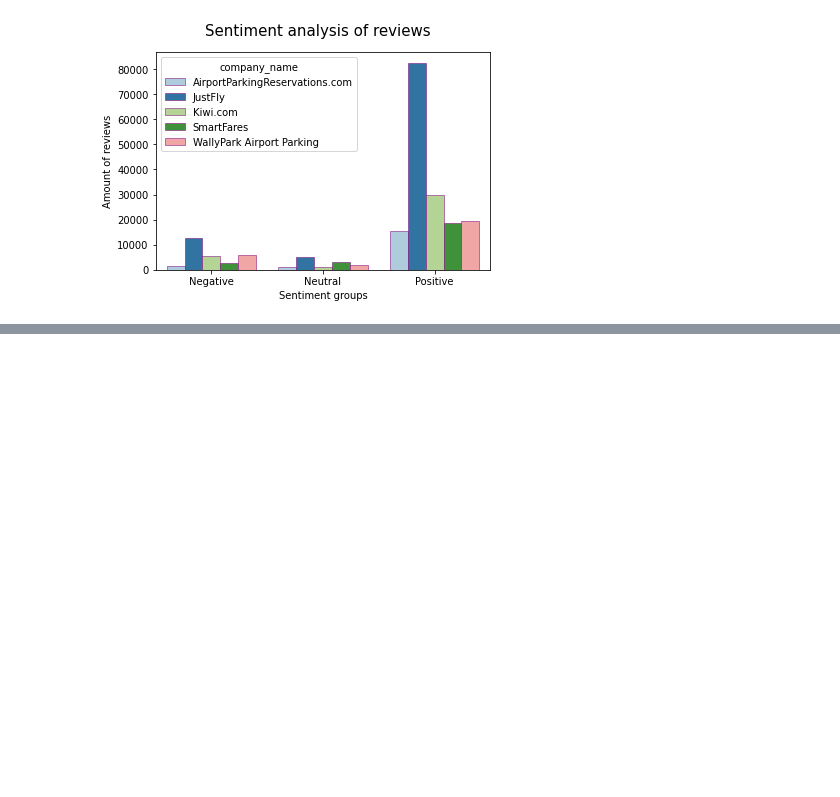
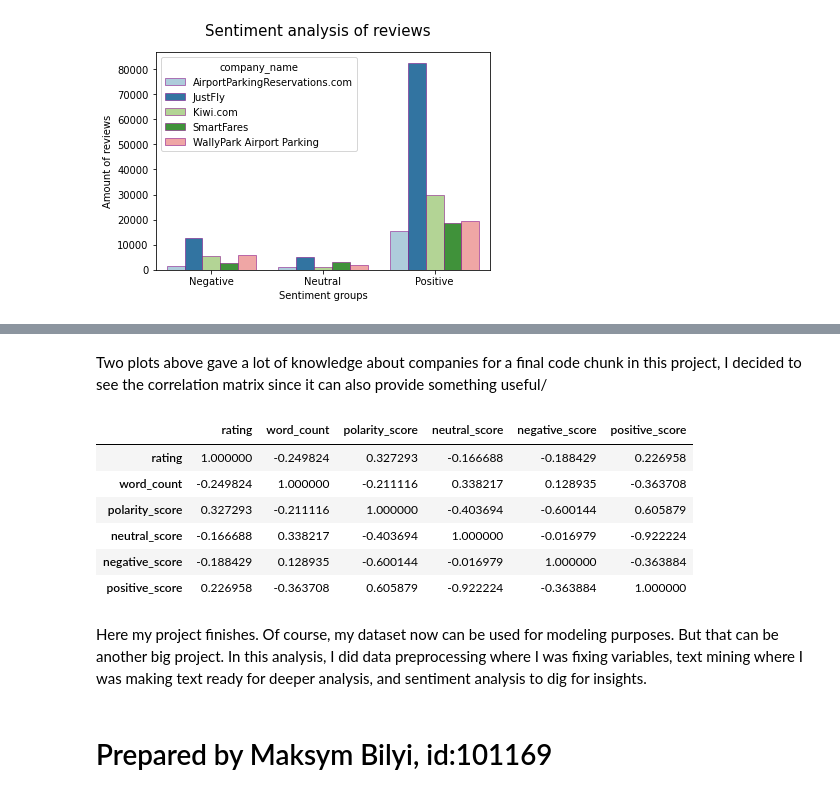
Before and after one commit to maksym1503/ForHomeworks, a Jupyter notebook: Final Project by Bilyi.ipynb, the cells around one changed output, grey strips where cells are left out. Drawn from its saved outputs; the diff is of its cells as text; code cells hidden in the pictures; blank space fills up the shorter version.

Commit message:
Final Project

```diff
--- a/Final Project by Bilyi.ipynb
+++ b/Final Project by Bilyi.ipynb
@@ -227,0 +236,18 @@ sentiment.head()
+# %% [markdown]
+Two plots above gave a lot of knowledge about companies for a final code chunk in this project, I decided to see the correlation matrix since it can also provide something useful/
+# %%
+# correlation matrix
+
+sentiment.corr()
+# %% [output]
+|  | rating | word_count | polarity_score | neutral_score | negative_score | positive_score |
+| rating | 1.000000 | -0.249824 | 0.327293 | -0.166688 | -0.188429 | 0.226958 |
+| word_count | -0.249824 | 1.000000 | -0.211116 | 0.338217 | 0.128935 | -0.363708 |
+| polarity_score | 0.327293 | -0.211116 | 1.000000 | -0.403694 | -0.600144 | 0.605879 |
+| neutral_score | -0.166688 | 0.338217 | -0.403694 | 1.000000 | -0.016979 | -0.922224 |
+| negative_score | -0.188429 | 0.128935 | -0.600144 | -0.016979 | 1.000000 | -0.363884 |
+| positive_score | 0.226958 | -0.363708 | 0.605879 | -0.922224 | -0.363884 | 1.000000 |
+# %% [markdown]
+Here my project finishes. Of course, my dataset now can be used for modeling purposes. But that can be another big project. In this analysis, I did data preprocessing where I was fixing variables, text mining where I was making text ready for deeper analysis, and sentiment analysis to dig for insights.
+# %% [markdown]
+# Prepared by Maksym Bilyi, id:101169
```
Also changed, not shown: parts of 23 cells of this notebook.
